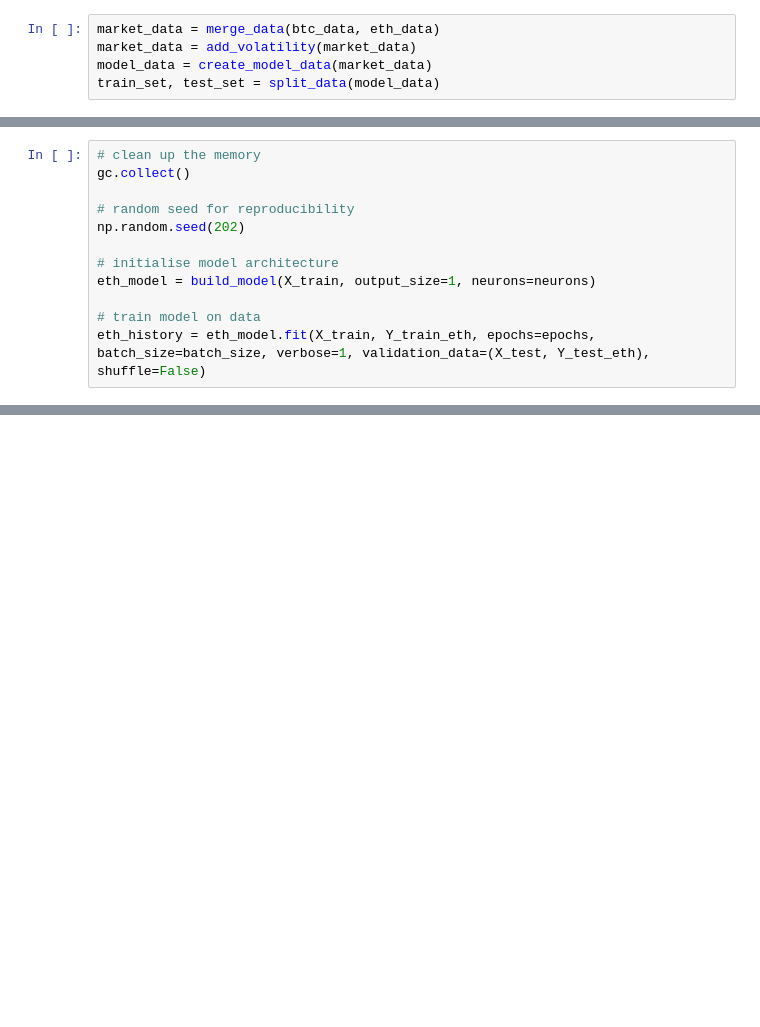
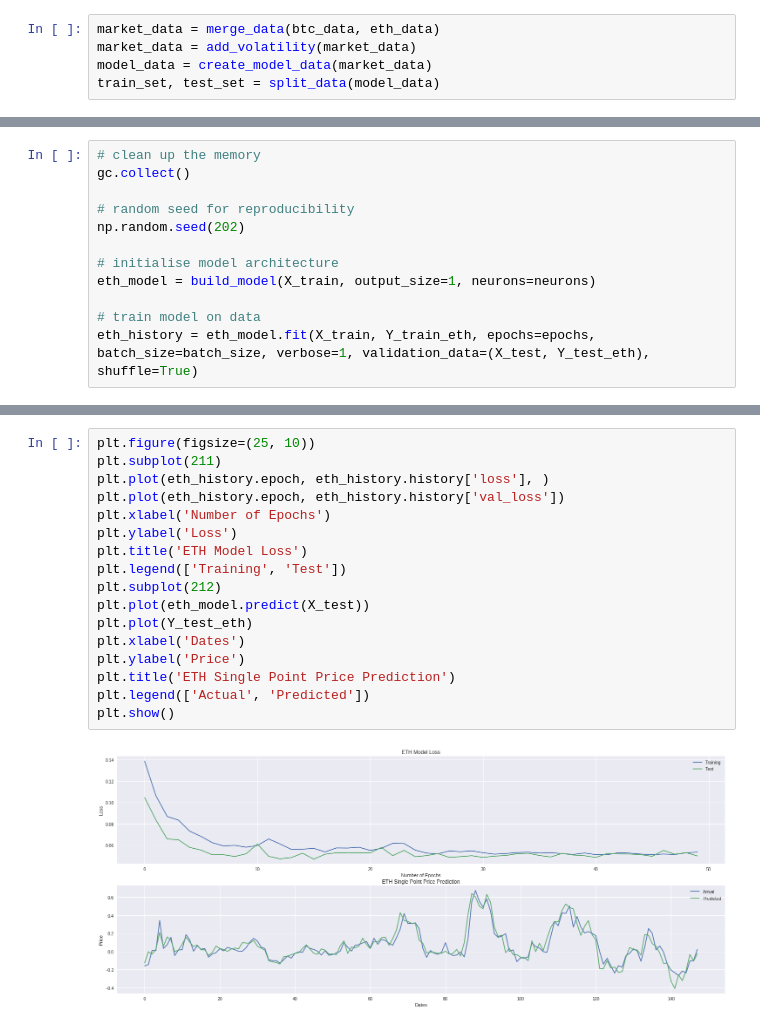
Before and after one commit to SiaFahim/lstm-crypto-predictor, a Jupyter notebook: lstm_crypto_price_prediction.ipynb, the cells around one changed output, grey strips where cells are left out. Cells and saved outputs as stored; diff of their text form; blank space fills up the shorter version.

```diff
--- a/lstm_crypto_price_prediction.ipynb
+++ b/lstm_crypto_price_prediction.ipynb
@@ -270,7 +267,7 @@ np.random.seed(202)
 eth_model = build_model(X_train, output_size=1, neurons=neurons)
 
 # train model on data
-eth_history = eth_model.fit(X_train, Y_train_eth, epochs=epochs, batch_size=batch_size, verbose=1, validation_data=(X_test, Y_test_eth), shuffle=False)
+eth_history = eth_model.fit(X_train, Y_train_eth, epochs=epochs, batch_size=batch_size, verbose=1, validation_data=(X_test, Y_test_eth), shuffle=True)
 # %% [output]
 _________________________________________________________________
 Layer (type)                 Output Shape              Param #
@@ -303,0 +309,19 @@ plt.show()
+# %%
+plt.figure(figsize=(25, 10))
+plt.subplot(211)
+plt.plot(eth_history.epoch, eth_history.history['loss'], )
+plt.plot(eth_history.epoch, eth_history.history['val_loss'])
+plt.xlabel('Number of Epochs')
+plt.ylabel('Loss')
+plt.title('ETH Model Loss')
+plt.legend(['Training', 'Test'])
+plt.subplot(212)
+plt.plot(eth_model.predict(X_test))
+plt.plot(Y_test_eth)
+plt.xlabel('Dates')
+plt.ylabel('Price')
+plt.title('ETH Single Point Price Prediction')
+plt.legend(['Actual', 'Predicted'])
+plt.show()
+# %% [output]
+[figure, added]
```
Also changed, not shown: parts of 14 cells of this notebook.
